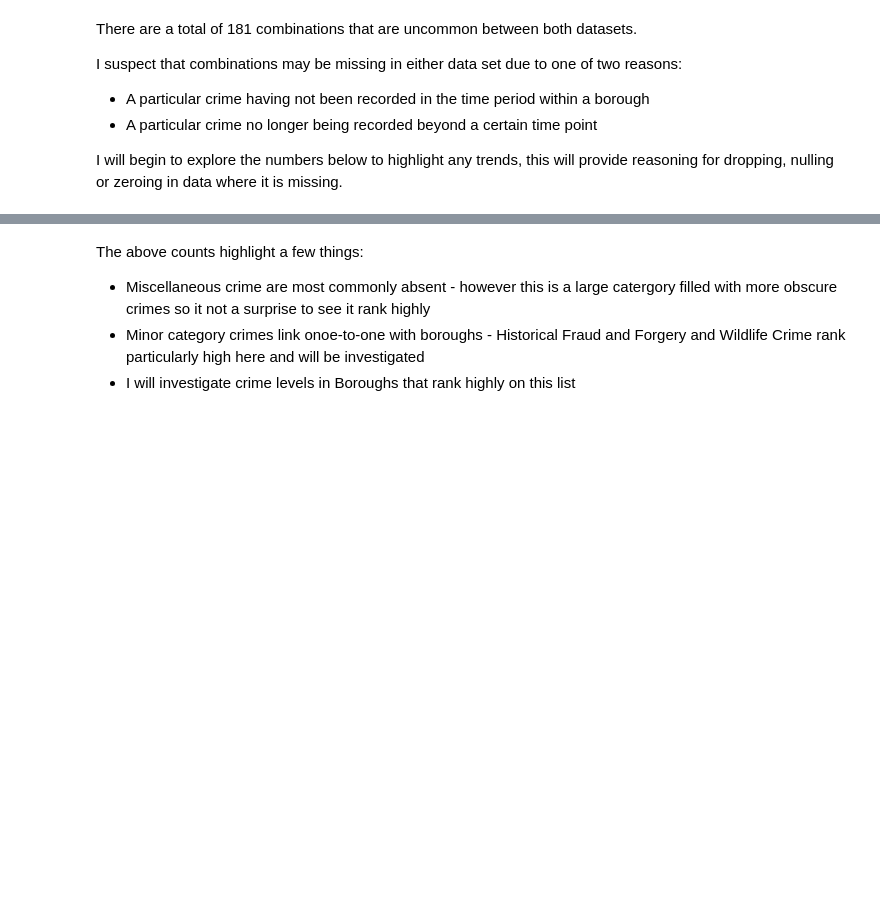
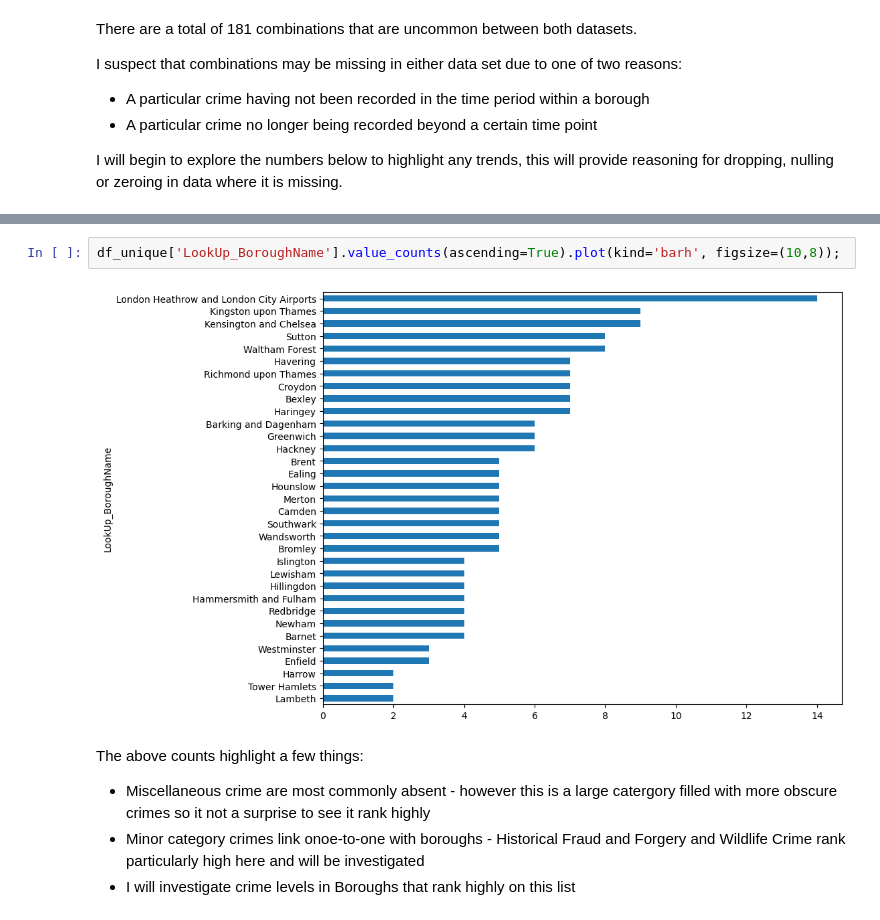
Before and after one commit to JamieW365/londoncrime, a Jupyter notebook: notebooks/exploratory/jw_1.ipynb, the cells around one changed output, grey strips where cells are left out. Drawn from its saved outputs; the diff is of its cells as text; blank space fills up the shorter version.

```diff
--- a/notebooks/exploratory/jw_1.ipynb
+++ b/notebooks/exploratory/jw_1.ipynb
@@ -255,3 +214,7 @@ Name: count, dtype: int64
+# %%
+df_unique['LookUp_BoroughName'].value_counts(ascending=True).plot(kind='barh', figsize=(10,8));
+# %% [output]
+[figure, added]
 # %% [markdown]
 The above counts highlight a few things:
 * Miscellaneous crime are most commonly absent - however this is a large catergory filled with more obscure crimes so it not a surprise to see it rank highly
```
Also changed, not shown: parts of 6 cells of this notebook.
